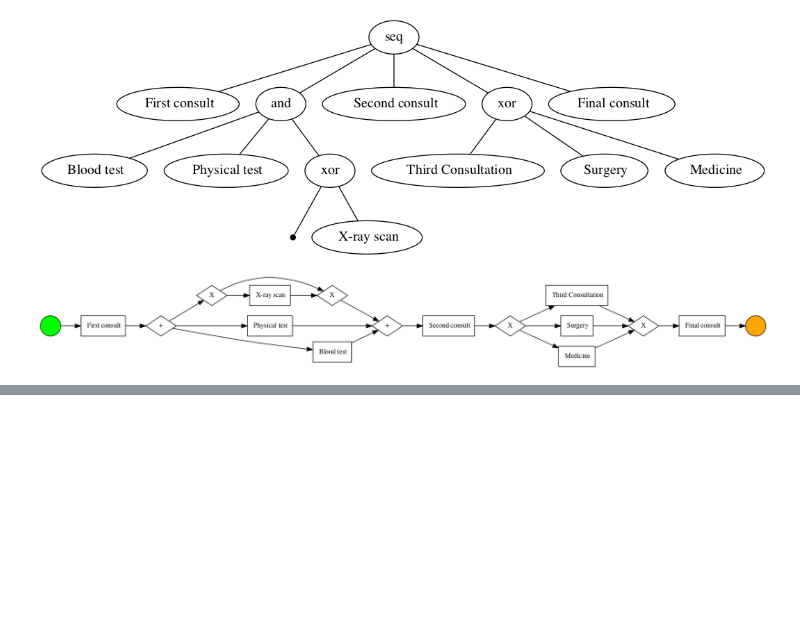
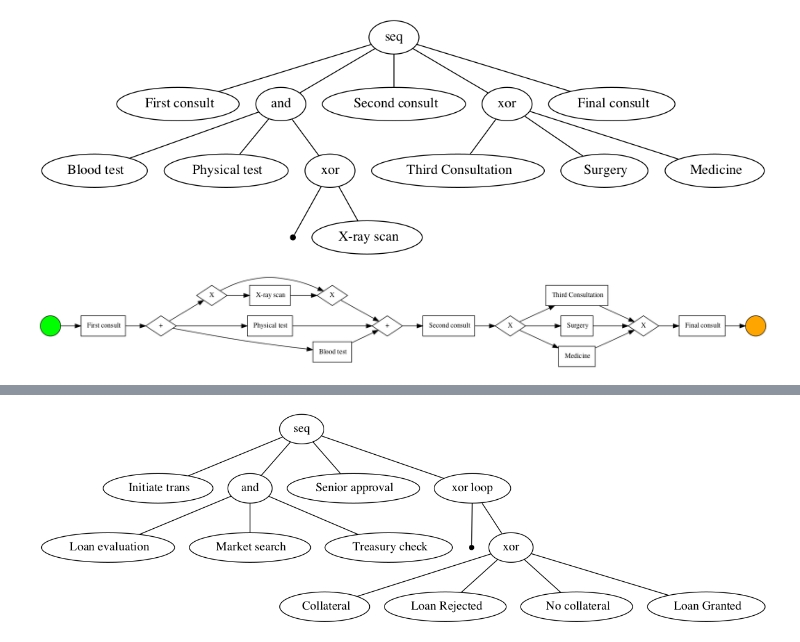
Before and after one commit to christoschr97/CEI521-ProcessMining, a Jupyter notebook: src/Project_source_code.ipynb, the cells around one changed output, grey strips where cells are left out. Drawn from its saved outputs; the diff is of its cells as text; code cells hidden in the pictures; blank space fills up the shorter version.

```diff
--- a/src/Project_source_code.ipynb
+++ b/src/Project_source_code.ipynb
@@ -114,0 +170,7 @@ pn_visualizer.view(gviz)
+# %%
+tree = inductive_miner.apply_tree(new_log)
+
+gviz = pt_visualizer.apply(tree)
+pt_visualizer.view(gviz)
+# %% [output]
+[figure, added]
```
Also changed, not shown: parts of 33 cells of this notebook, 3 other files.
